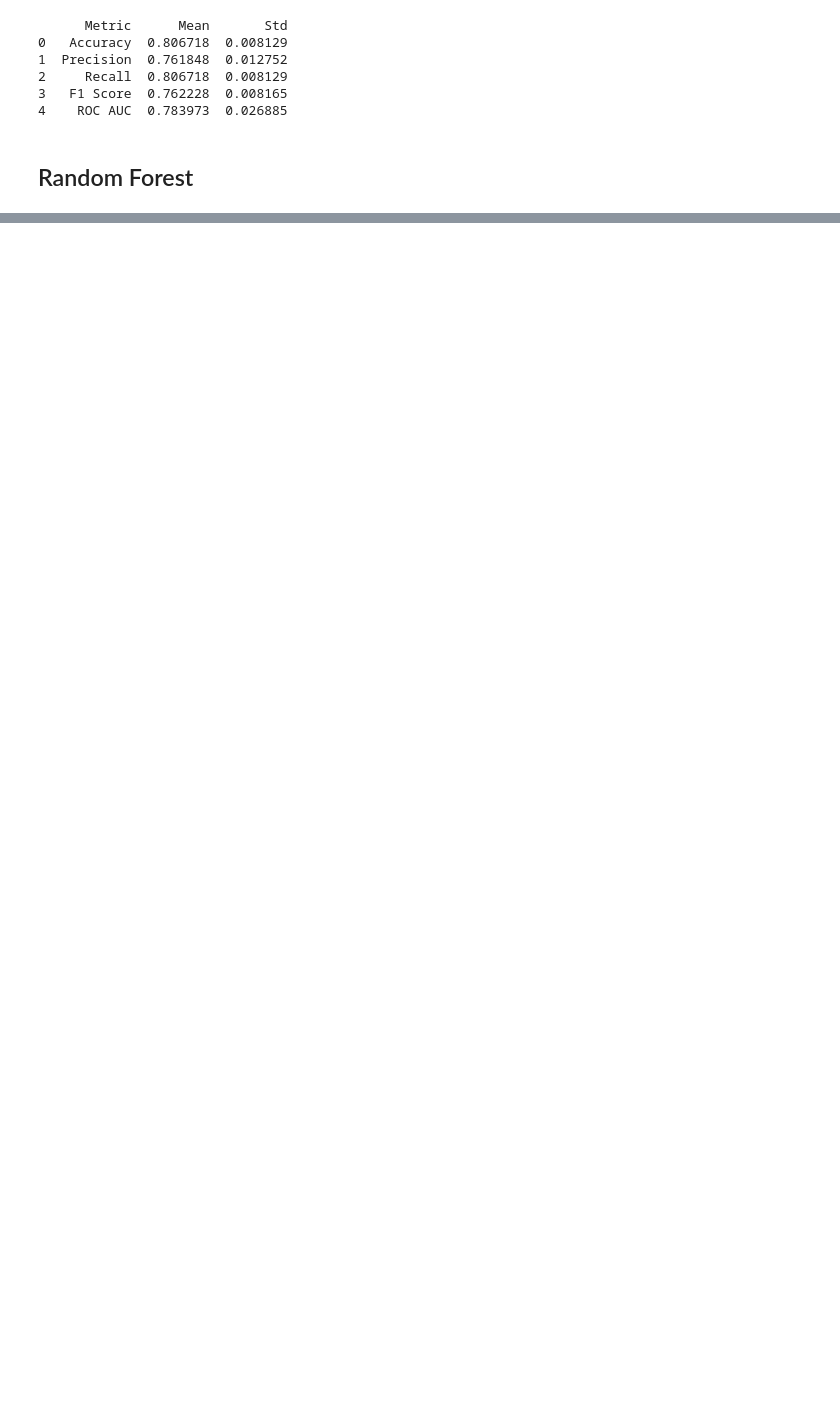
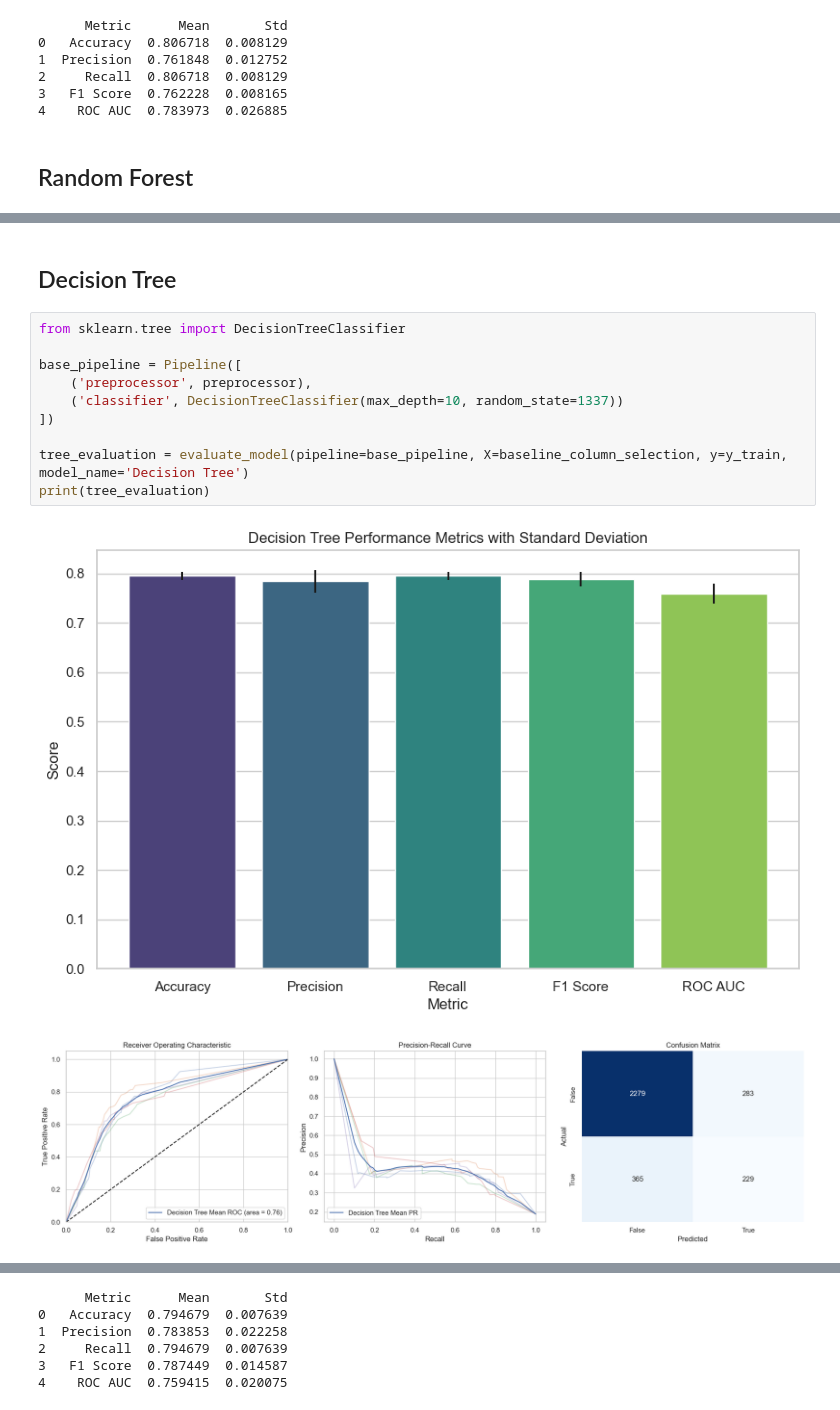
Before and after one commit to okaynils/fhnw-ds-aml, a Jupyter notebook: notebook.ipynb, the cells around one changed output, grey strips where cells are left out. Saved outputs shown, nothing was run; the diff lists cells and outputs as text; blank space fills up the shorter version.

```diff
--- a/notebook.ipynb
+++ b/notebook.ipynb
@@ -935,3 +935,18 @@ print(rf_evaluation)
 2     Recall  0.825730  0.006768
 3   F1 Score  0.797371  0.005054
 4    ROC AUC  0.823164  0.027739
+# %% [markdown]
+## Decision Tree
+# %%
+from sklearn.tree import DecisionTreeClassifier
+
+base_pipeline = Pipeline([
+    ('preprocessor', preprocessor),
+    ('classifier', DecisionTreeClassifier(max_depth=10, random_state=1337))
+])
+
+tree_evaluation = evaluate_model(pipeline=base_pipeline, X=baseline_column_selection, y=y_train, model_name='Decision Tree')
+print(tree_evaluation)
+# %% [output]
+[figure, added]
+[figure, added]
@@ -937,0 +954,6 @@ print(rf_evaluation)
+      Metric      Mean       Std
+0   Accuracy  0.794679  0.007639
+1  Precision  0.783853  0.022258
+2     Recall  0.794679  0.007639
+3   F1 Score  0.787449  0.014587
+4    ROC AUC  0.759415  0.020075
```
Also changed, not shown: parts of 14 cells of this notebook, 1 other file.
